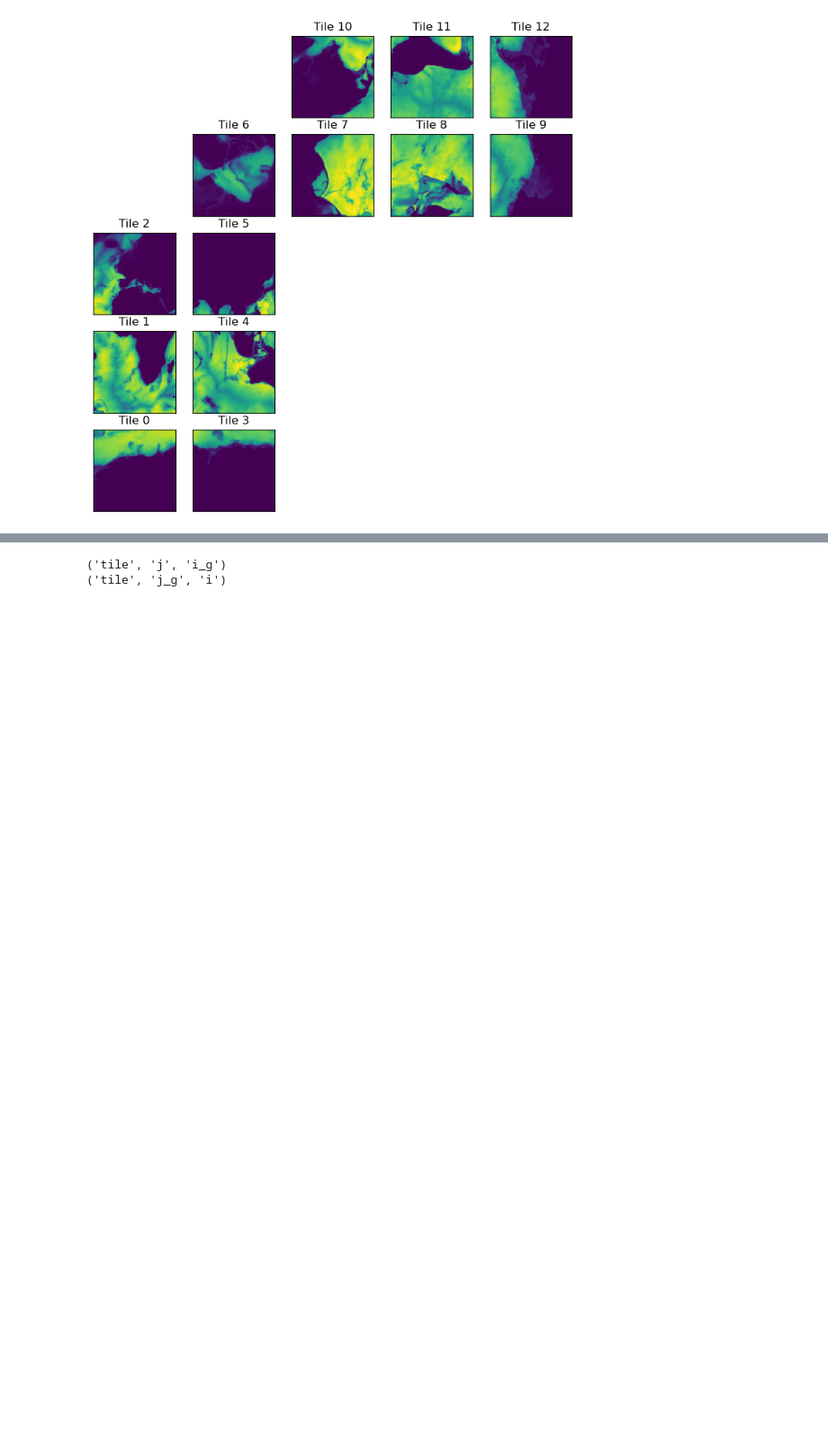
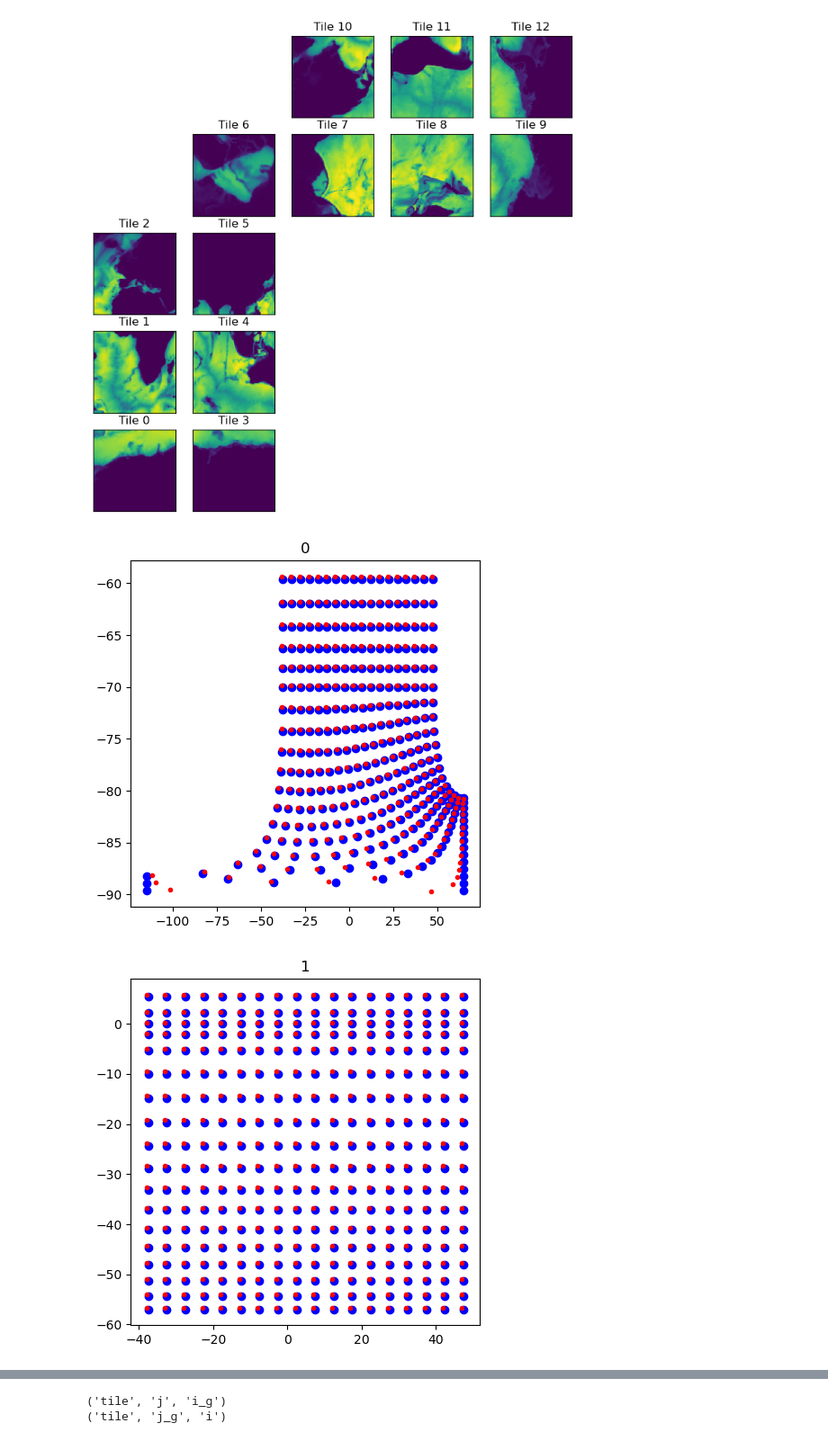
Before and after one commit to ECCO-GROUP/ECCO-Dataset-Production, a Jupyter notebook: utils/generate_GRID_GEOMETRY/gen_ECCO_V4r6_auxillary_native_grid_file_for_PODAAC.ipynb, the cells around one changed output, grey strips where cells are left out. Shown at 90% size. Saved outputs shown, nothing was run; the diff lists cells and outputs as text; code cells hidden in the pictures; blank space fills up the shorter version.

```diff
--- a/utils/generate_GRID_GEOMETRY/gen_ECCO_V4r6_auxillary_native_grid_file_for_PODAAC.ipynb
+++ b/utils/generate_GRID_GEOMETRY/gen_ECCO_V4r6_auxillary_native_grid_file_for_PODAAC.ipynb
@@ -346,9 +406,11 @@ ecco.plot_tiles(ecco_grid.Depth)
+# %%
+# for xu, yu, average the i_g points (rows)
+# for xv, yv, average the j_g points (cols)
+
+# xu and xv require special handling of the dateline
+tmp_xu, tmp_xv = calculate_XGG_midpoints_for_XU_XV(ecco_grid.XGG)
 # %%
-# for xu, yu, average the i_g points (rows)
-# for xv, yv, average the j_g points (cols)
-
-# first xv, yv
-tmp_xv = 0.5*(ecco_grid.XGG[:,:90,:-1].values + ecco_grid.XGG[:,:90,1:].values)
+# yv
 tmp_yv = 0.5*(ecco_grid.YGG[:,:90,:-1].values + ecco_grid.YGG[:,:90,1:].values)
 
 # XV
@@ -363,10 +425,12 @@ YV_DA.name = 'YV'
 
 ecco_grid = ecco_grid.assign_coords({"XV": (("tile","j_g","i"), XV_DA.data)})
 ecco_grid = ecco_grid.assign_coords({"YV": (("tile","j_g","i"), YV_DA.data)})
+
+ecco_grid['XV'].attrs['coordinate'] = 'YV XV'
+ecco_grid['YV'].attrs['coordinate'] = 'YV XV'
 # %%
-tmp_xu = 0.5*(ecco_grid.XGG[:,:-1,:90].values + ecco_grid.XGG[:,1:,:90].values)
+# yu
 tmp_yu = 0.5*(ecco_grid.YGG[:,:-1,:90].values + ecco_grid.YGG[:,1:,:90].values)
-
 XU_DA = xr.DataArray(tmp_xu, dims=["tile","j","i_g"],\
                           coords=[tile_coords, range(90), range(90)])
 XU_DA.name = 'XU'
@@ -377,3 +441,19 @@ YU_DA.name = 'YU'
 
 ecco_grid = ecco_grid.assign_coords({"XU": (("tile","j","i_g"), XU_DA.data)})
 ecco_grid = ecco_grid.assign_coords({"YU": (("tile","j","i_g"), YU_DA.data)})
+
+ecco_grid['XU'].attrs['coordinate'] = 'YU XU'
+ecco_grid['YU'].attrs['coordinate'] = 'YU XU'
+# %%
+for tile in range(13):
+    plt.figure(figsize=[5,5]);
+    plt.title(tile)
+    lon_rad_XV = np.rad2deg(np.deg2rad(ecco_grid.XV.values[tile, ::5, ::5]))
+    lon_rad_XU = np.rad2deg(np.deg2rad(ecco_grid.XU.values[tile, ::5, ::5]))
+
+
+    plt.plot(lon_rad_XV.ravel(), ecco_grid.YV.values[tile, ::5, ::5].ravel(), 'bo')
+    plt.plot(lon_rad_XU.ravel(), ecco_grid.YU.values[tile, ::5,::5].ravel(), 'r.')
+# %% [output]
+[figure, added]
+[figure, added]
```
Also changed, not shown: parts of 33 cells of this notebook.
